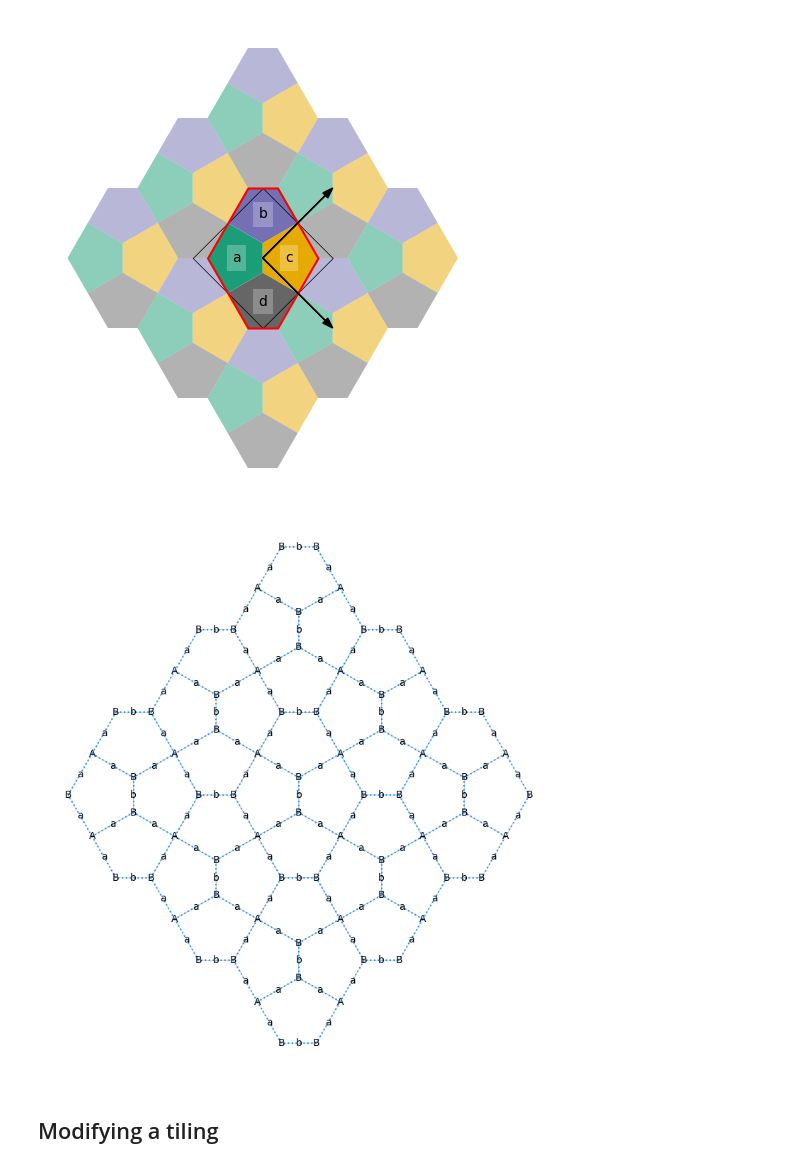
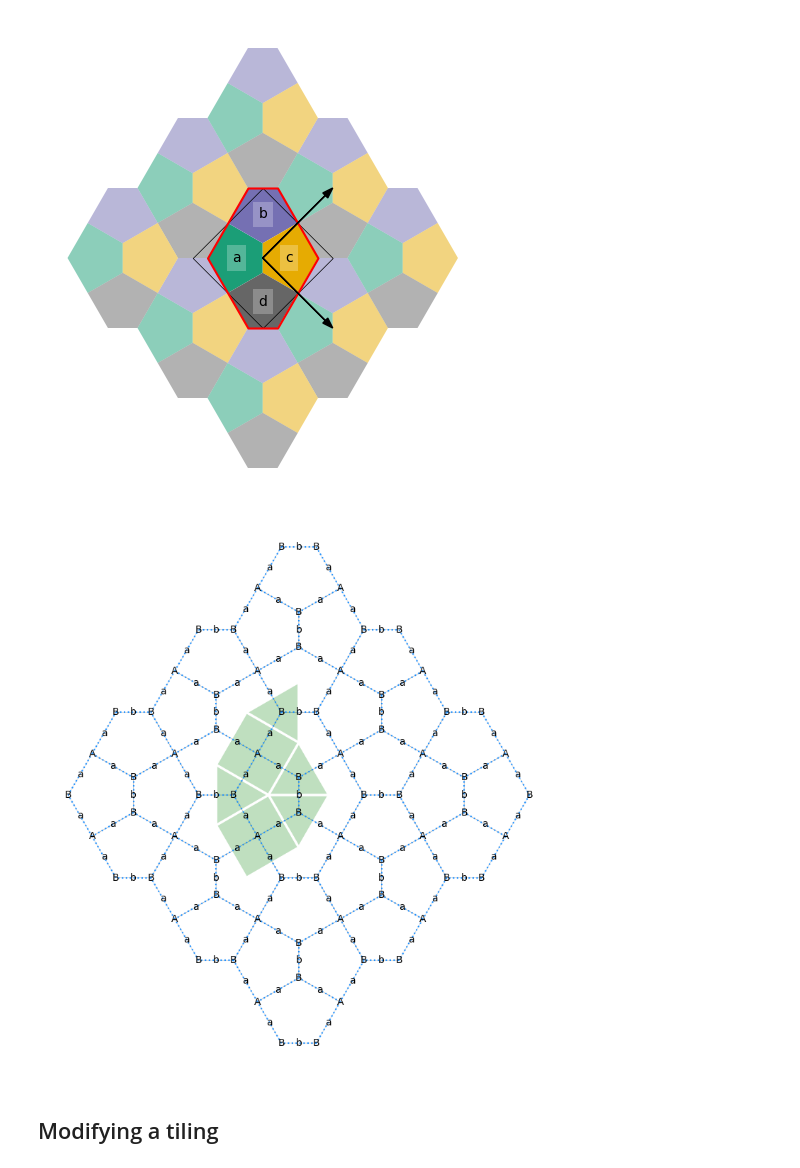
Before and after one commit to DOSull/weavingspace, a Jupyter notebook: examples/topology-new-working.ipynb, the cells around one changed output. Drawn from its saved outputs; the diff is of its cells as text; code cells hidden in the pictures.

```diff
--- a/examples/topology-new-working.ipynb
+++ b/examples/topology-new-working.ipynb
@@ -55,17 +51,17 @@ topo = Topology(tile, ignore_tile_ids = True)
 # %%
 ax = topology_plot.plot(
   topo,
   show_original_tiles = True,
   show_tile_centres = False,
   show_vertex_labels = True,
   show_vertex_ids = False,
   show_edges = True,
   offset_edges = False,
   show_edge_labels = True,
-  show_dual_tiles = False,
+  show_dual_tiles = True,
 )
 # %% [output]
-[figure, old version]
+[figure, new version]
 # %% [markdown]
 ## Modifying a tiling
 # %%
```
Also changed, not shown: parts of 3 cells of this notebook, 3 other files.
